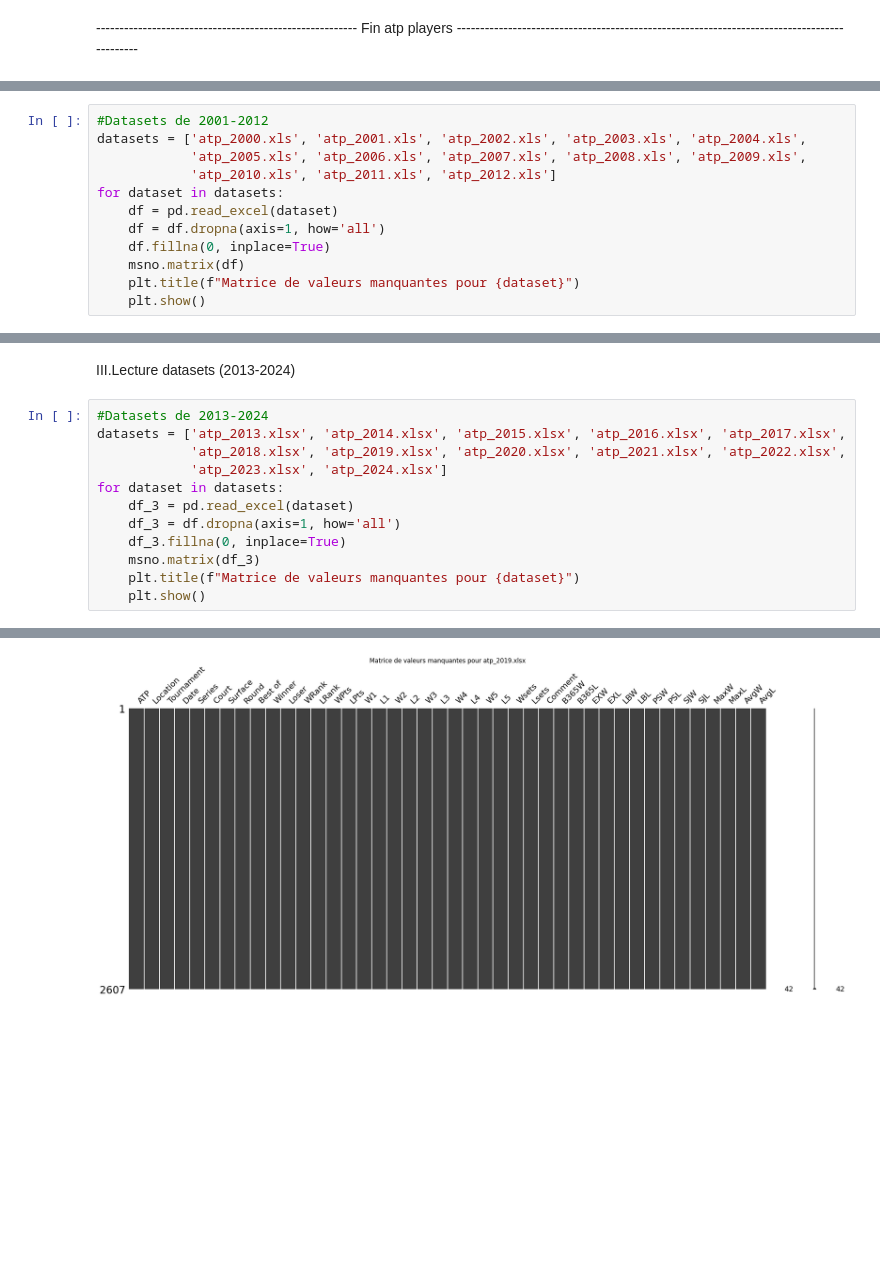
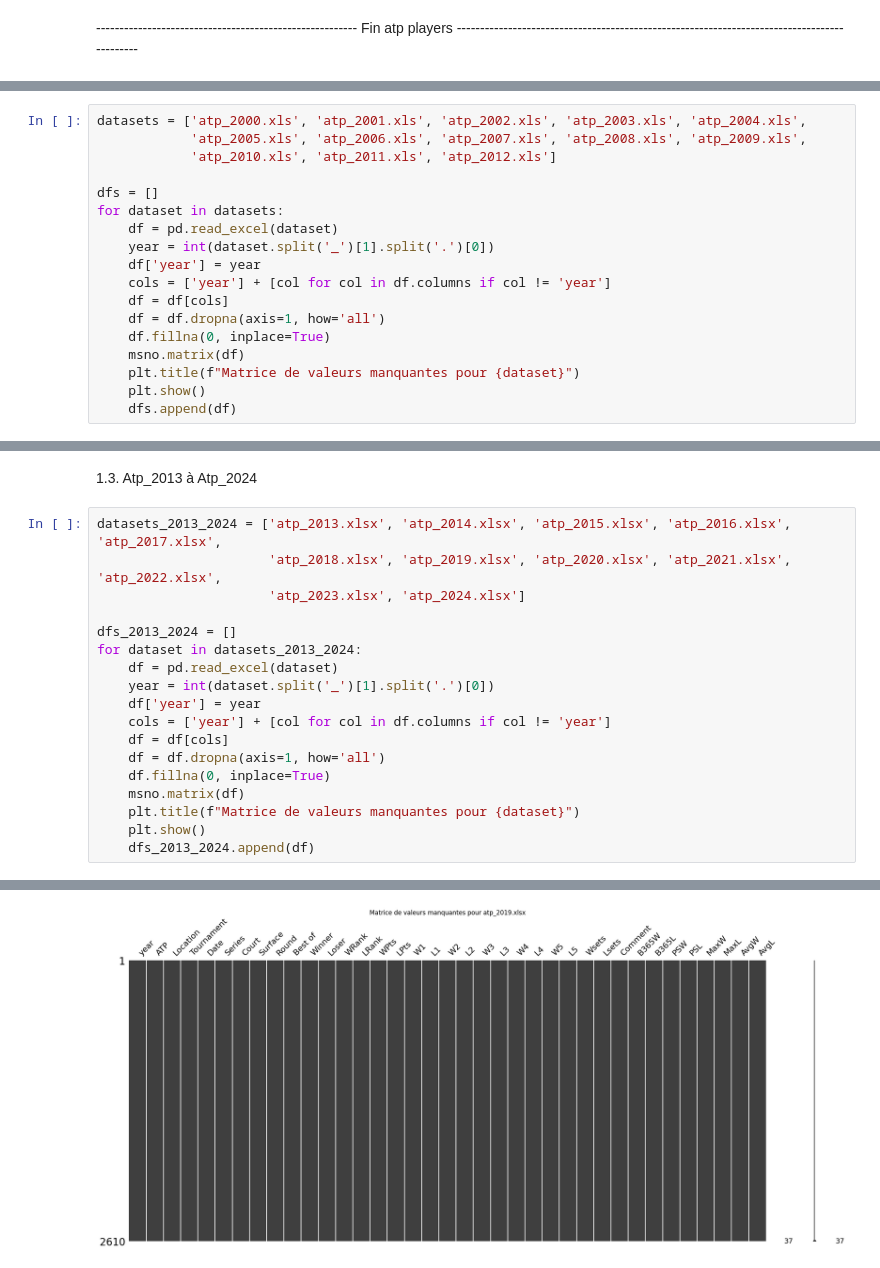
Before and after one commit to S0nia11/Projet_Sp-, a Jupyter notebook: Nettoyage data/Datasets/atp-match-data/Nettoyage_atp.ipynb, the cells around one changed output, grey strips where cells are left out. Saved outputs shown, nothing was run; the diff lists cells and outputs as text; blank space fills up the shorter version.

```diff
--- a/Nettoyage data/Datasets/atp-match-data/Nettoyage_atp.ipynb
+++ b/Nettoyage data/Datasets/atp-match-data/Nettoyage_atp.ipynb
@@ -91,13 +48,19 @@ plt.show()
 # %%
-#Datasets de 2001-2012
 datasets = ['atp_2000.xls', 'atp_2001.xls', 'atp_2002.xls', 'atp_2003.xls', 'atp_2004.xls',
             'atp_2005.xls', 'atp_2006.xls', 'atp_2007.xls', 'atp_2008.xls', 'atp_2009.xls',
             'atp_2010.xls', 'atp_2011.xls', 'atp_2012.xls']
+
+dfs = []
 for dataset in datasets:
     df = pd.read_excel(dataset)
+    year = int(dataset.split('_')[1].split('.')[0])
+    df['year'] = year
+    cols = ['year'] + [col for col in df.columns if col != 'year']
+    df = df[cols]
     df = df.dropna(axis=1, how='all')
     df.fillna(0, inplace=True)
     msno.matrix(df)
     plt.title(f"Matrice de valeurs manquantes pour {dataset}")
     plt.show()
+    dfs.append(df)
 # %% [output]
@@ -117,15 +80,21 @@ for dataset in datasets:
-# %% [markdown]
-III.Lecture datasets (2013-2024)
+# %% [markdown]
+1.3. Atp_2013 à Atp_2024
 # %%
-#Datasets de 2013-2024
-datasets = ['atp_2013.xlsx', 'atp_2014.xlsx', 'atp_2015.xlsx', 'atp_2016.xlsx', 'atp_2017.xlsx',
-            'atp_2018.xlsx', 'atp_2019.xlsx', 'atp_2020.xlsx', 'atp_2021.xlsx', 'atp_2022.xlsx',
-            'atp_2023.xlsx', 'atp_2024.xlsx']
-for dataset in datasets:
-    df_3 = pd.read_excel(dataset)
-    df_3 = df.dropna(axis=1, how='all')
-    df_3.fillna(0, inplace=True)
-    msno.matrix(df_3)
+datasets_2013_2024 = ['atp_2013.xlsx', 'atp_2014.xlsx', 'atp_2015.xlsx', 'atp_2016.xlsx', 'atp_2017.xlsx',
+                      'atp_2018.xlsx', 'atp_2019.xlsx', 'atp_2020.xlsx', 'atp_2021.xlsx', 'atp_2022.xlsx',
+                      'atp_2023.xlsx', 'atp_2024.xlsx']
+
+dfs_2013_2024 = []
+for dataset in datasets_2013_2024:
+    df = pd.read_excel(dataset)
+    year = int(dataset.split('_')[1].split('.')[0])
+    df['year'] = year
+    cols = ['year'] + [col for col in df.columns if col != 'year']
+    df = df[cols]
+    df = df.dropna(axis=1, how='all')
+    df.fillna(0, inplace=True)
+    msno.matrix(df)
     plt.title(f"Matrice de valeurs manquantes pour {dataset}")
     plt.show()
+    dfs_2013_2024.append(df)
 # %% [output]
@@ -138 +107 @@ for dataset in datasets:
-[figure, old version]
+[figure, new version]
```
Also changed, not shown: parts of 26 cells of this notebook, 4 other files.
